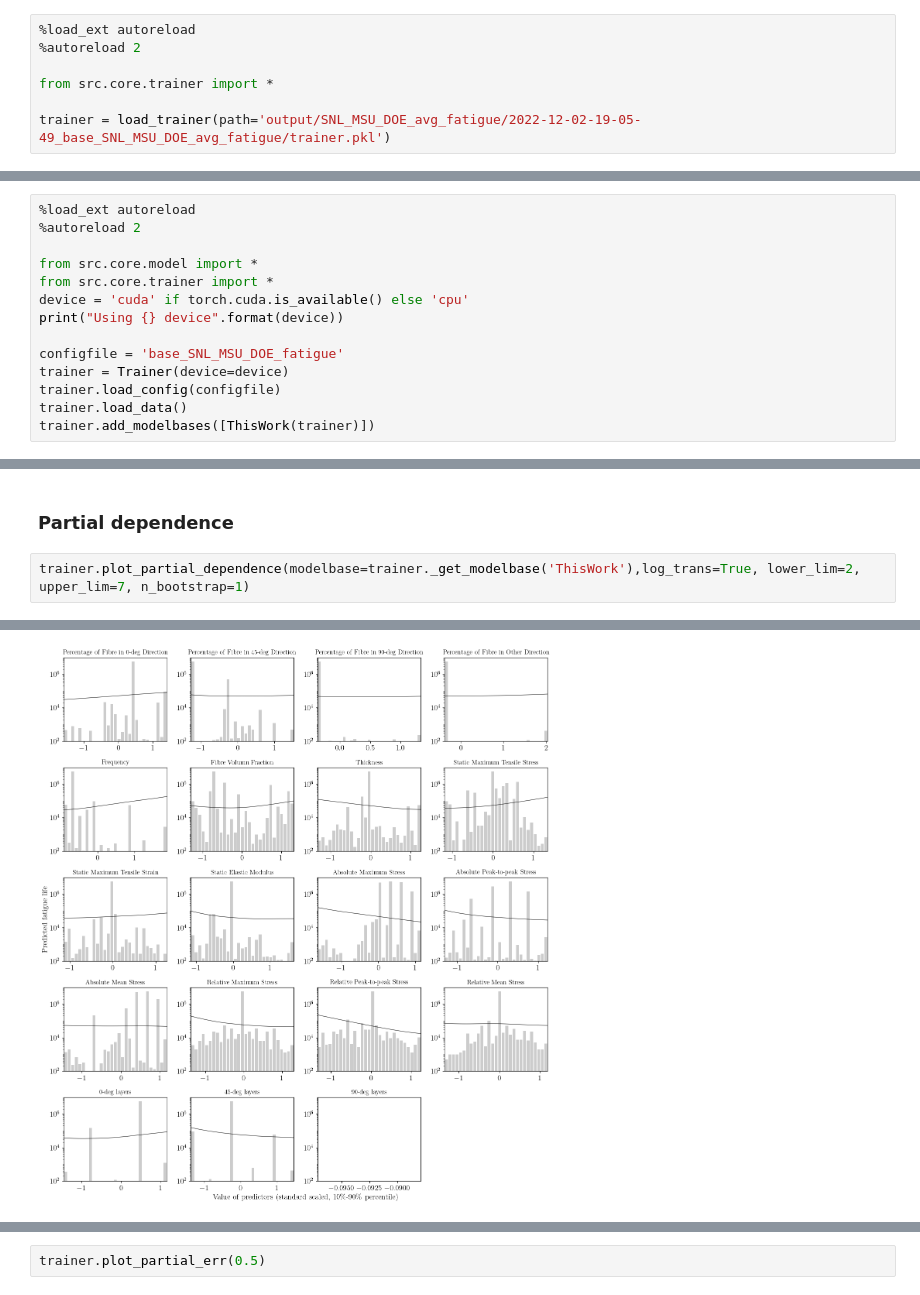
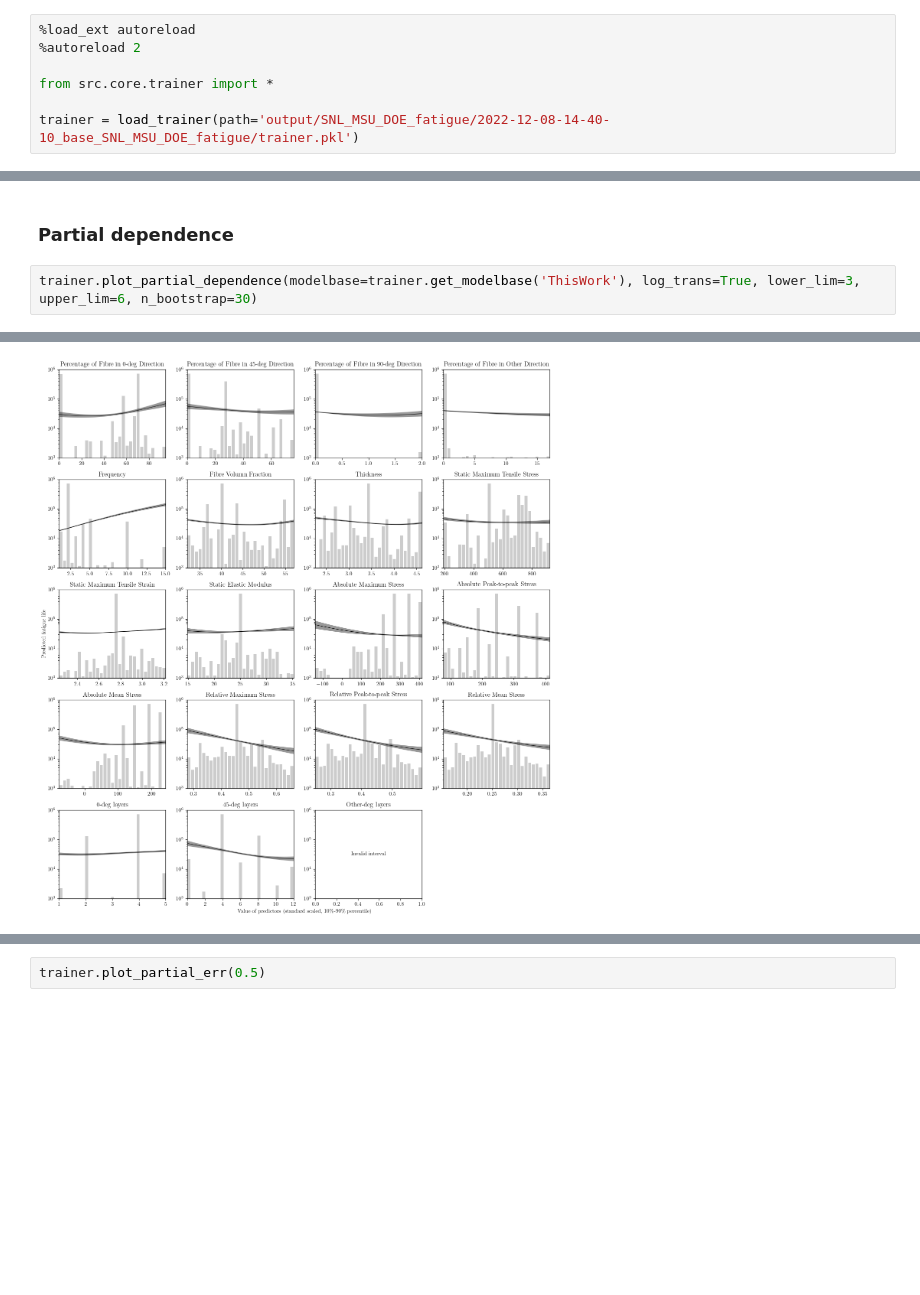
Before and after one commit to Luwen-Zhang/SNEnsemble, a Jupyter notebook: notebooks/main.ipynb, the cells around one changed output, grey strips where cells are left out. Saved outputs shown, nothing was run; the diff lists cells and outputs as text; blank space fills up the shorter version.

Commit message:
Better pdp and feature_importance

```diff
--- a/notebooks/main.ipynb
+++ b/notebooks/main.ipynb
@@ -10,4 +11,4 @@
 
 from src.core.trainer import *
 
-trainer = load_trainer(path='output/SNL_MSU_DOE_avg_fatigue/2022-12-02-19-05-49_base_SNL_MSU_DOE_avg_fatigue/trainer.pkl')
+trainer = load_trainer(path='output/SNL_MSU_DOE_fatigue/2022-12-08-14-40-10_base_SNL_MSU_DOE_fatigue/trainer.pkl')
@@ -14,14 +17,0 @@ trainer = load_trainer(path='output/SNL_MSU_DOE_avg_fatigue/2022-12-02-19-05-49_
-# %%
-%load_ext autoreload
-%autoreload 2
-
-from src.core.model import *
-from src.core.trainer import *
-device = 'cuda' if torch.cuda.is_available() else 'cpu'
-print("Using {} device".format(device))
-
-configfile = 'base_SNL_MSU_DOE_fatigue'
-trainer = Trainer(device=device)
-trainer.load_config(configfile)
-trainer.load_data()
-trainer.add_modelbases([ThisWork(trainer)])
@@ -128,7 +108,7 @@ trainer.plot_feature_importance()
 # %% [markdown]
 ### Partial dependence
 # %%
-trainer.plot_partial_dependence(modelbase=trainer._get_modelbase('ThisWork'),log_trans=True, lower_lim=2, upper_lim=7, n_bootstrap=1)
+trainer.plot_partial_dependence(modelbase=trainer.get_modelbase('ThisWork'), log_trans=True, lower_lim=3, upper_lim=6, n_bootstrap=30)
 # %% [output]
 Calculate PDP:  Percentage of Fibre in 0-deg Direction
 Calculate PDP:  Percentage of Fibre in 45-deg Direction
@@ -152 +132 @@ Calculate PDP:  90-deg layers
-[figure, old version]
+[figure, new version]
```
Also changed, not shown: parts of 13 cells of this notebook, 2 other files.
